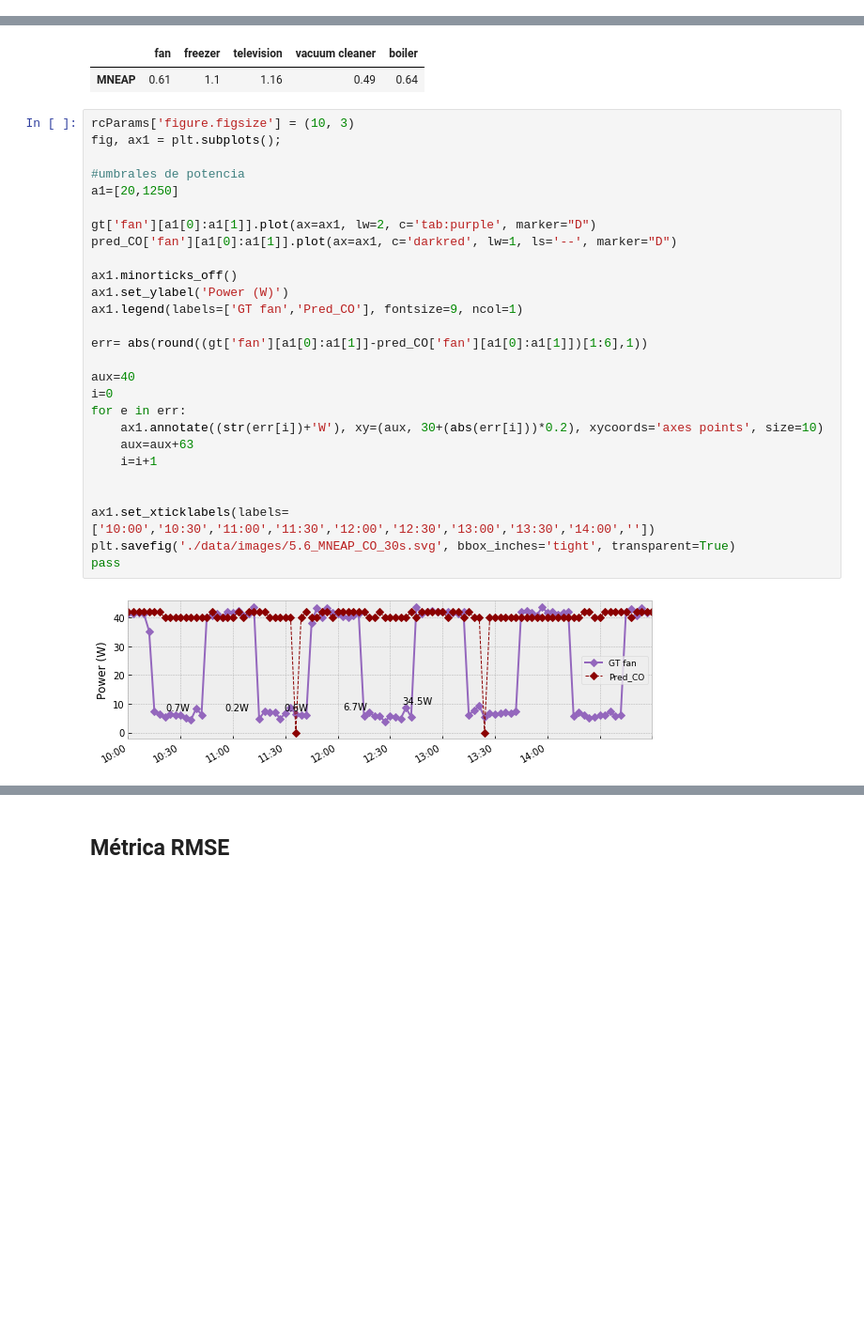
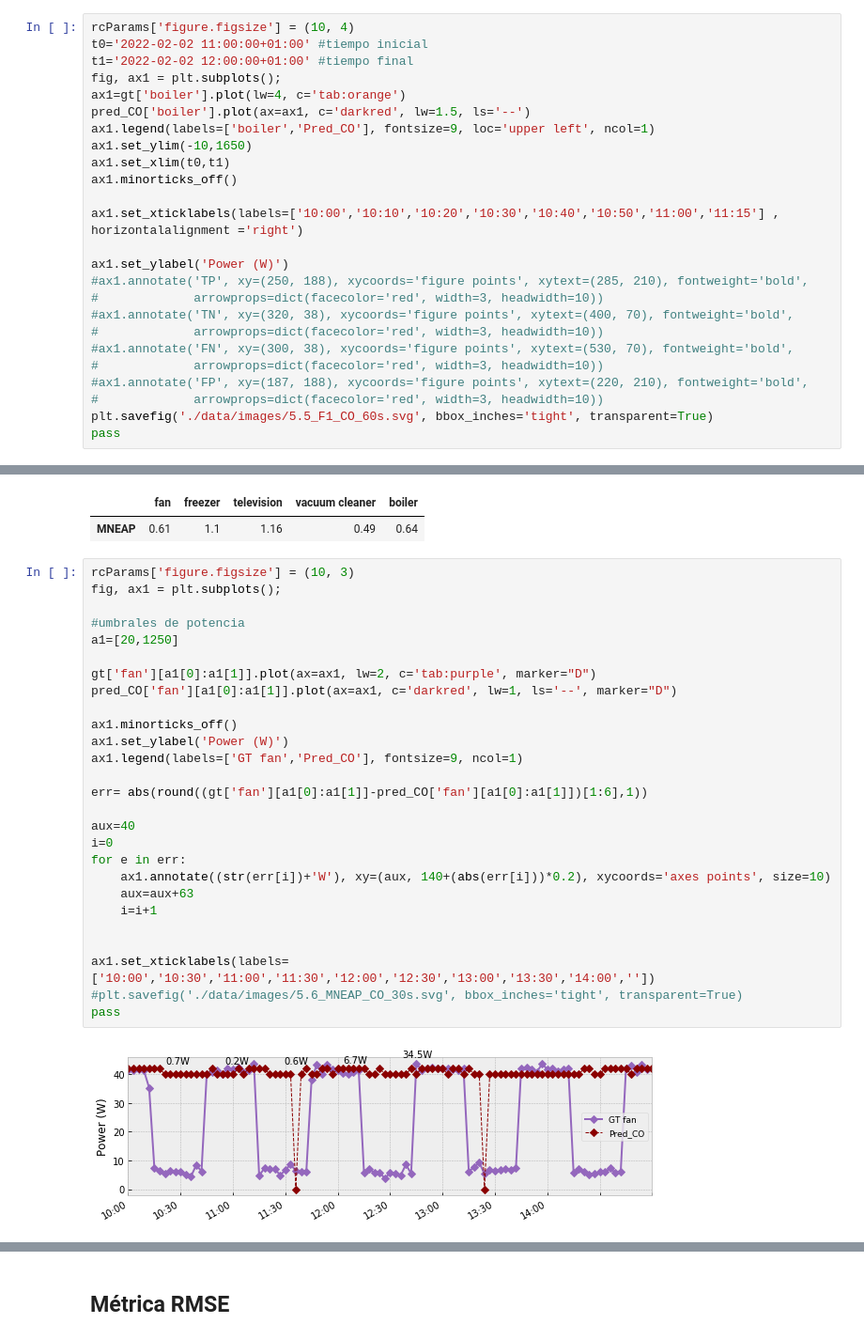
Before and after one commit to crn565/ozm_v2, a Jupyter notebook: 8.-METRICAS.ipynb, the cells around one changed output, grey strips where cells are left out. Shown at 94% size. Drawn from its saved outputs; the diff is of its cells as text; blank space fills up the shorter version.

```diff
--- a/8.-METRICAS.ipynb
+++ b/8.-METRICAS.ipynb
@@ -213,0 +296,25 @@ pass
+# %%
+rcParams['figure.figsize'] = (10, 4)
+t0='2022-02-02 11:00:00+01:00' #tiempo inicial
+t1='2022-02-02 12:00:00+01:00' #tiempo final
+fig, ax1 = plt.subplots();
+ax1=gt['boiler'].plot(lw=4, c='tab:orange')
+pred_CO['boiler'].plot(ax=ax1, c='darkred', lw=1.5, ls='--')
+ax1.legend(labels=['boiler','Pred_CO'], fontsize=9, loc='upper left', ncol=1)
+ax1.set_ylim(-10,1650)
+ax1.set_xlim(t0,t1)
+ax1.minorticks_off()
+
+ax1.set_xticklabels(labels=['10:00','10:10','10:20','10:30','10:40','10:50','11:00','11:15'] , horizontalalignment ='right')
+
+ax1.set_ylabel('Power (W)')
+#ax1.annotate('TP', xy=(250, 188), xycoords='figure points', xytext=(285, 210), fontweight='bold',
+#             arrowprops=dict(facecolor='red', width=3, headwidth=10))
+#ax1.annotate('TN', xy=(320, 38), xycoords='figure points', xytext=(400, 70), fontweight='bold',
+#             arrowprops=dict(facecolor='red', width=3, headwidth=10))
+#ax1.annotate('FN', xy=(300, 38), xycoords='figure points', xytext=(530, 70), fontweight='bold',
+#             arrowprops=dict(facecolor='red', width=3, headwidth=10))
+#ax1.annotate('FP', xy=(187, 188), xycoords='figure points', xytext=(220, 210), fontweight='bold',
+#             arrowprops=dict(facecolor='red', width=3, headwidth=10))
+plt.savefig('./data/images/5.5_F1_CO_60s.svg', bbox_inches='tight', transparent=True)
+pass
@@ -248,29 +357,29 @@ round(pd.DataFrame(metrics.loc['MNEAP']).transpose(),2)
 # %%
 rcParams['figure.figsize'] = (10, 3)
 fig, ax1 = plt.subplots();
 
 #umbrales de potencia
 a1=[20,1250]
 
 gt['fan'][a1[0]:a1[1]].plot(ax=ax1, lw=2, c='tab:purple', marker="D")
 pred_CO['fan'][a1[0]:a1[1]].plot(ax=ax1, c='darkred', lw=1, ls='--', marker="D")
 
 ax1.minorticks_off()
 ax1.set_ylabel('Power (W)')
 ax1.legend(labels=['GT fan','Pred_CO'], fontsize=9, ncol=1)
 
 err= abs(round((gt['fan'][a1[0]:a1[1]]-pred_CO['fan'][a1[0]:a1[1]])[1:6],1))
 
 aux=40
 i=0
 for e in err:
-    ax1.annotate((str(err[i])+'W'), xy=(aux, 30+(abs(err[i]))*0.2), xycoords='axes points', size=10)
+    ax1.annotate((str(err[i])+'W'), xy=(aux, 140+(abs(err[i]))*0.2), xycoords='axes points', size=10)
     aux=aux+63
     i=i+1
 
 
 ax1.set_xticklabels(labels=['10:00','10:30','11:00','11:30','12:00','12:30','13:00','13:30','14:00',''])
-plt.savefig('./data/images/5.6_MNEAP_CO_30s.svg', bbox_inches='tight', transparent=True)
+#plt.savefig('./data/images/5.6_MNEAP_CO_30s.svg', bbox_inches='tight', transparent=True)
 pass
 # %% [output]
-[figure, old version]
+[figure, new version]
```
Also changed, not shown: parts of 19 cells of this notebook, 1 other file.
